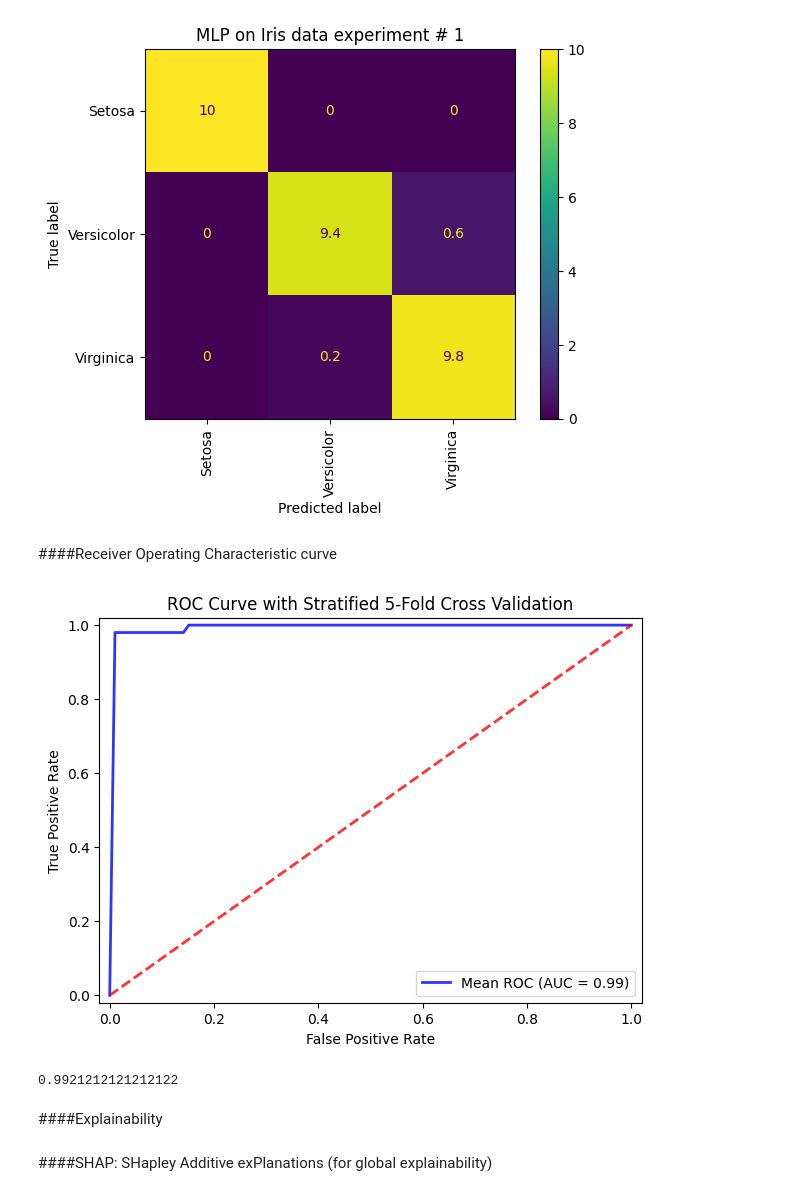
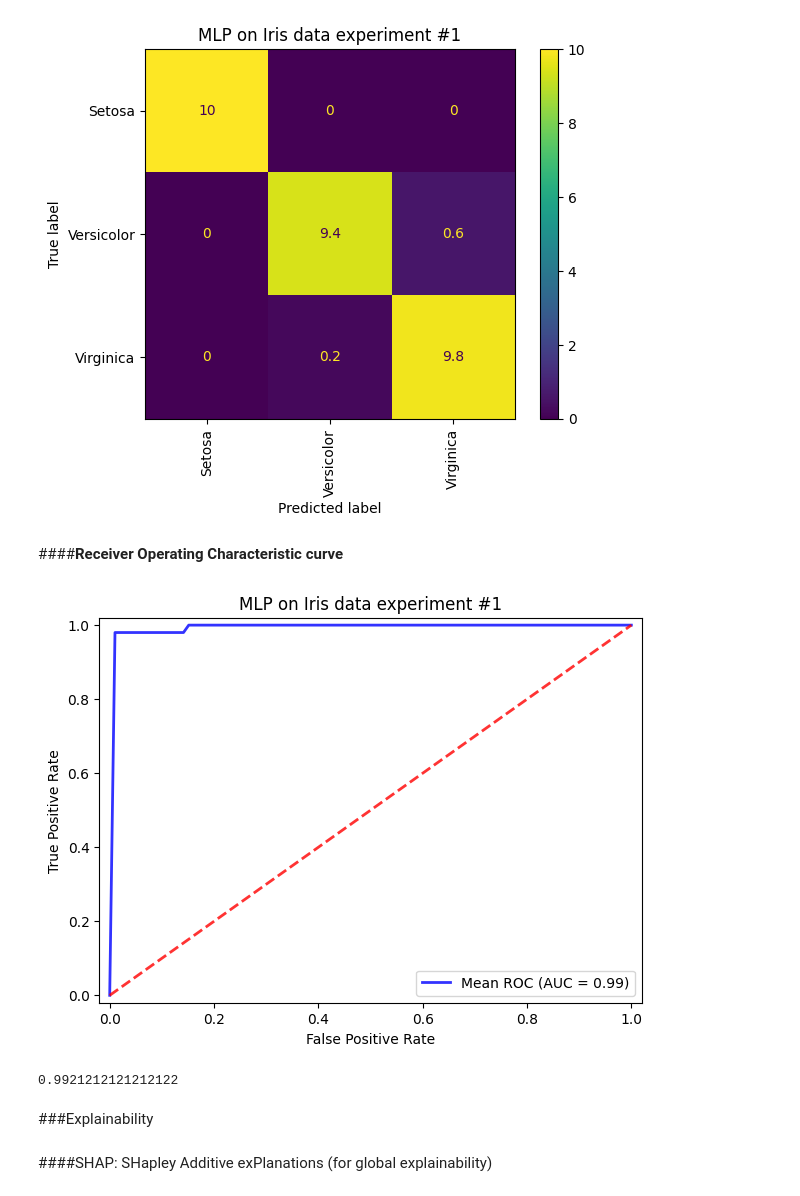
Before and after one commit to DannyData1419/Supervised-ML, a Jupyter notebook: Supervised_ML_Classification.ipynb, the cells around one changed output. Drawn from its saved outputs; the diff is of its cells as text; code cells hidden in the pictures.

```diff
--- a/Supervised_ML_Classification.ipynb
+++ b/Supervised_ML_Classification.ipynb
@@ -239,54 +306,14 @@ confusion_matrix_print(conf_matrix, model_type, data_desc, experiment_num, label
 # %% [output]
 [figure]
 # %% [markdown]
-####Receiver Operating Characteristic curve
+####**Receiver Operating Characteristic curve**
-# %%
-# plot roc curve with cross validation function
-def plot_roc_curve_with_cv(x, y, classifier, label_mapping):
-
-    kf = StratifiedKFold(n_splits=5)
-    tprs = []
-    aucs = []
-    mean_false_pos_rate = np.linspace(0, 1, 100)
-
-    for train, test in kf.split(x, y):
-        x_train, x_test, y_train, y_test = x.iloc[train], x.iloc[test], y[train], y[test]
-        classifier.fit(x_train, y_train)
-        probas_ = classifier.predict_proba(x_test)
-
-        # assume binary classification; hence using probas_[:, 1]
-        false_pos_rate, true_pos_rate, thresholds = roc_curve(y_test, probas_[:, 1], pos_label=list(label_mapping.keys())[1])
-        roc_auc = auc(false_pos_rate, true_pos_rate)
-        aucs.append(roc_auc)
-        tprs.append(np.interp(mean_false_pos_rate, false_pos_rate, true_pos_rate))
-        tprs[-1][0] = 0.0
-
-    mean_tpr = np.mean(tprs, axis=0)
-    mean_tpr[-1] = 1.0
-    mean_auc = auc(mean_false_pos_rate, mean_tpr)
-
-    plt.figure(figsize=(7, 5))
-    plt.plot(mean_false_pos_rate, mean_tpr, color='b',
-             label=f'Mean ROC (AUC = {mean_auc:.2f})', lw=2, alpha=0.8)
-
-    plt.plot([0, 1], [0, 1], linestyle='--', lw=2, color='r', alpha=.8)
-
-    plt.xlim([-0.02, 1.02])
-    plt.ylim([-0.02, 1.02])
-    plt.xlabel('False Positive Rate')
-    plt.ylabel('True Positive Rate')
-    plt.title('ROC Curve with Stratified 5-Fold Cross Validation')
-    plt.legend(loc="lower right")
-    plt.show()
-
-    return mean_auc
 # %%
-mean_auc = plot_roc_curve_with_cv(x, y, classifier, label_mapping)
+plot_roc_curve_with_cv(x, y, classifier, model_type, data_desc, experiment_num, label_mapping)
 # %% [output]
-[figure, old version]
+[figure, new version]
 0.9921212121212122
 # %% [markdown]
-####Explainability
+###Explainability
 # %% [markdown]
 ####SHAP: SHapley Additive exPlanations (for global explainability)
 # %% [markdown]
```
Also changed, not shown: parts of 13 cells of this notebook.
